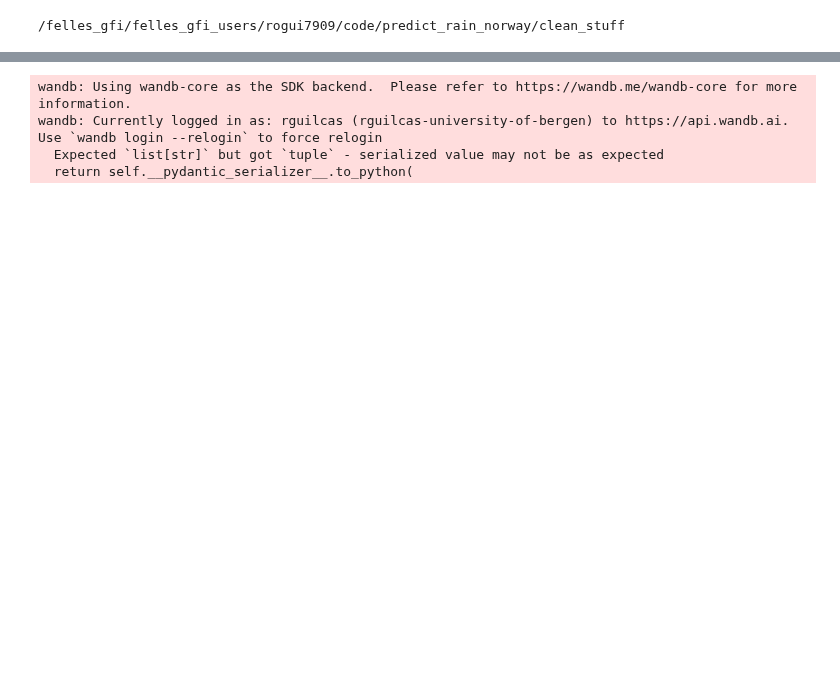
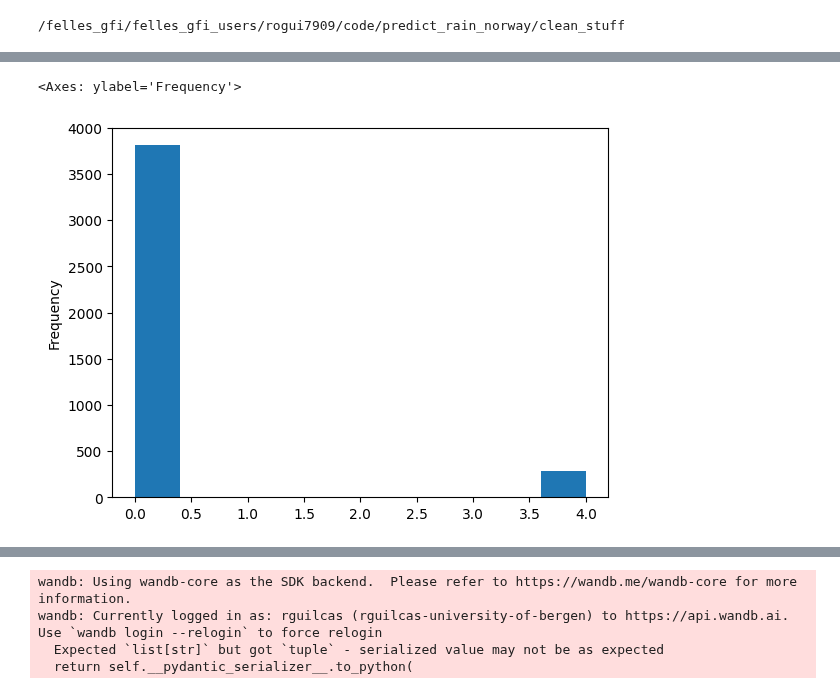
Before and after one commit to rguilcas/predict_rain_norway, a Jupyter notebook: clean_stuff/test.ipynb, the cells around one changed output, grey strips where cells are left out. Saved outputs shown, nothing was run; the diff lists cells and outputs as text; code cells hidden in the pictures; blank space fills up the shorter version.

```diff
--- a/clean_stuff/test.ipynb
+++ b/clean_stuff/test.ipynb
@@ -25,3 +105,31 @@ Seed set to 42
 # %%
-%load_ext autoreload
-%autoreload 2
+ds_features = loader.ds_val
+predictions = model.predictions_test
+targets = model.targets_test
+
+ds_predictions = xr.DataArray(predictions, dims=['time','timestep'], coords = dict(time=ds_features.time[:predictions.shape[0]], timestep=range(1,5)))
+ds_targets = xr.DataArray(targets, dims=['time','timestep'], coords = dict(time=ds_features.time[:targets.shape[0]], timestep=range(1,5)))
+
+ds_results = xr.Dataset(dict(predictions=ds_predictions, targets=ds_targets))
+
+series_targets = ds_targets.to_series()
+series_predictions = ds_predictions.to_series()
+
+all_preds = ((series_predictions == series_targets)&(series_targets==2)).reset_index()
+all_preds.columns = ['time_of_prediction','timestep','TP_extreme']
+all_preds['time_of_event'] = all_preds.time_of_prediction + all_preds.timestep*pd.Timedelta(1,'D')
+extreme_events_predictions = all_preds.groupby('time_of_event').TP_extreme.sum()
+
+all_targets = ((series_targets==2)).reset_index()
+all_targets.columns = ['time_of_prediction','timestep','extreme']
+all_targets['time_of_event'] = all_targets.time_of_prediction + all_targets.timestep*pd.Timedelta(1,'D')
+extreme_events = all_targets.groupby('time_of_event').extreme.sum()
+
+
+extreme_events_predictions = extreme_events_predictions.loc[extreme_events[extreme_events==4].index]
+
+time_TP_extreme = extreme_events_predictions.loc[extreme_events_predictions==4].index
+
+steps = 4
+
+start_times = time_TP_extreme -  pd.Timedelta(steps-1,'D')
@@ -27,0 +223,5 @@ Seed set to 42
+# %%
+extreme_events.plot.hist()
+# %% [output]
+<Axes: ylabel='Frequency'>
+[figure, added]
```
Also changed, not shown: parts of 16 cells of this notebook, 6 other files.
